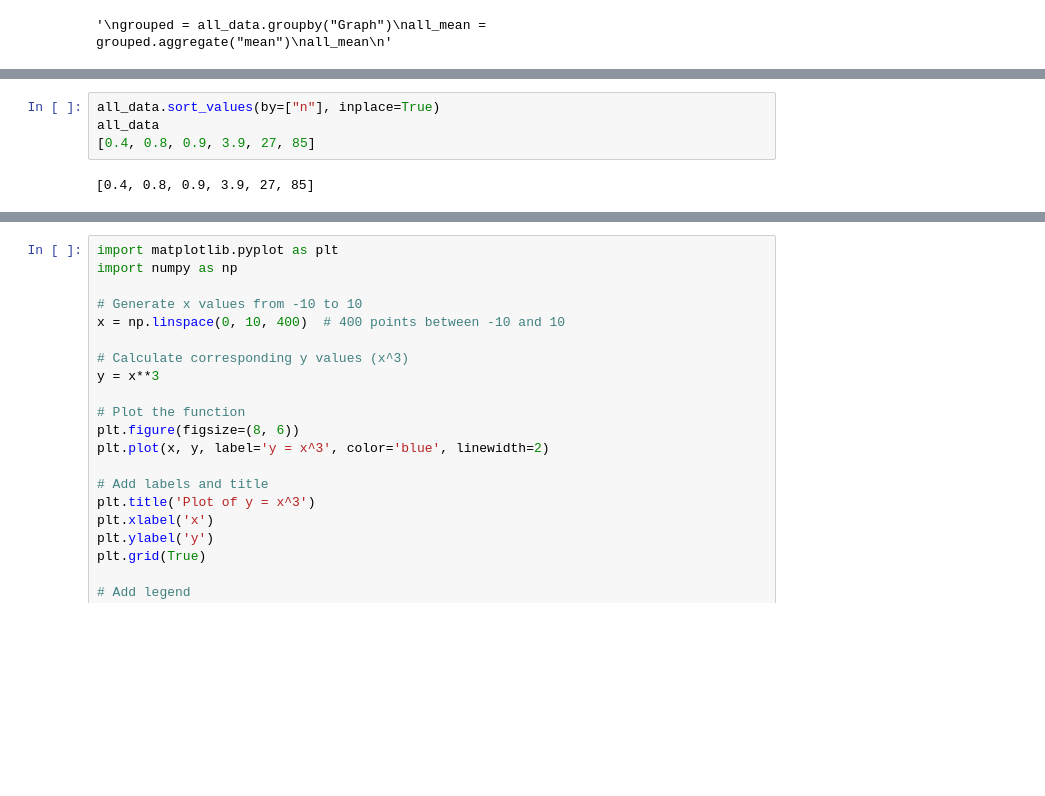
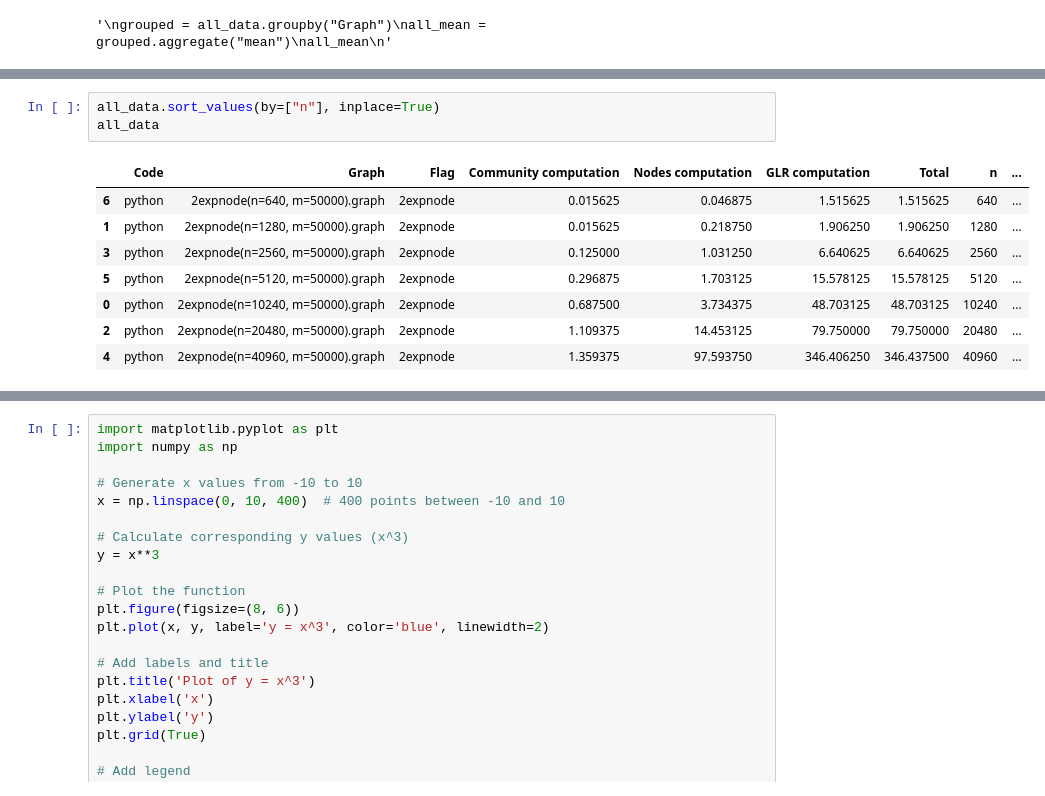
Before and after one commit to RobyBobby24/AlgorithmEngineering, a Jupyter notebook: analysis/double_experiment.ipynb, the cells around one changed output, grey strips where cells are left out. Drawn from its saved outputs; the diff is of its cells as text; blank space fills up the shorter version.

```diff
--- a/analysis/double_experiment.ipynb
+++ b/analysis/double_experiment.ipynb
@@ -41,9 +41,15 @@ all_data
 # %%
 all_data.sort_values(by=["n"], inplace=True)
 all_data
-[0.4, 0.8, 0.9, 3.9, 27, 85]
 # %% [output]
-[0.4, 0.8, 0.9, 3.9, 27, 85]
+|  | Code | Graph | Flag | Community computation | Nodes computation | GLR computation | Total | n | ... |
+| 6 | python | 2expnode(n=640, m=50000).graph | 2expnode | 0.015625 | 0.046875 | 1.515625 | 1.515625 | 640 | ... |
+| 1 | python | 2expnode(n=1280, m=50000).graph | 2expnode | 0.015625 | 0.218750 | 1.906250 | 1.906250 | 1280 | ... |
+| 3 | python | 2expnode(n=2560, m=50000).graph | 2expnode | 0.125000 | 1.031250 | 6.640625 | 6.640625 | 2560 | ... |
+| 5 | python | 2expnode(n=5120, m=50000).graph | 2expnode | 0.296875 | 1.703125 | 15.578125 | 15.578125 | 5120 | ... |
+| 0 | python | 2expnode(n=10240, m=50000).graph | 2expnode | 0.687500 | 3.734375 | 48.703125 | 48.703125 | 10240 | ... |
+| 2 | python | 2expnode(n=20480, m=50000).graph | 2expnode | 1.109375 | 14.453125 | 79.750000 | 79.750000 | 20480 | ... |
+| 4 | python | 2expnode(n=40960, m=50000).graph | 2expnode | 1.359375 | 97.593750 | 346.406250 | 346.437500 | 40960 | ... |
 # %%
 all_data.plot(x='n', y='Total', kind='scatter')
 # %% [output]
```
Also changed, not shown: parts of 4 cells of this notebook, 31 other files.
